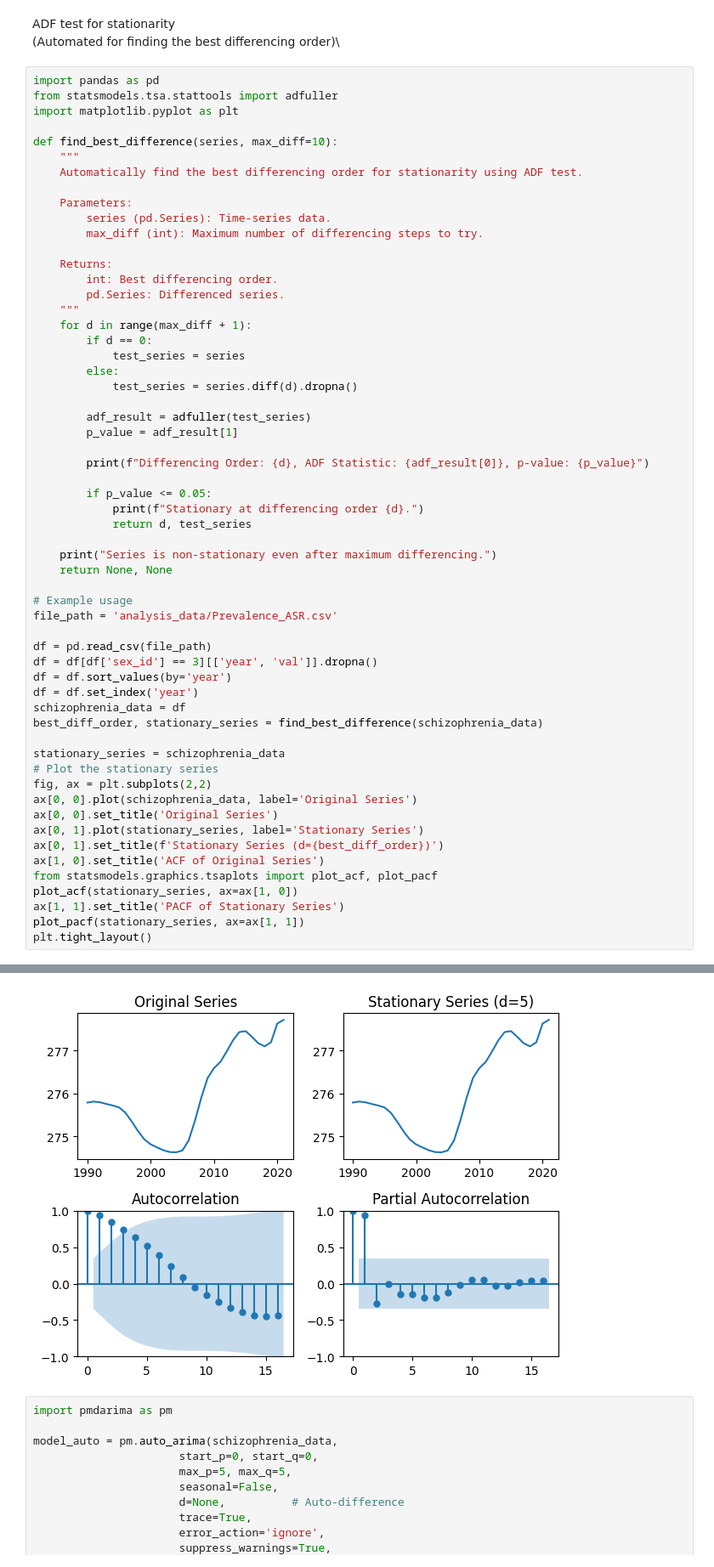
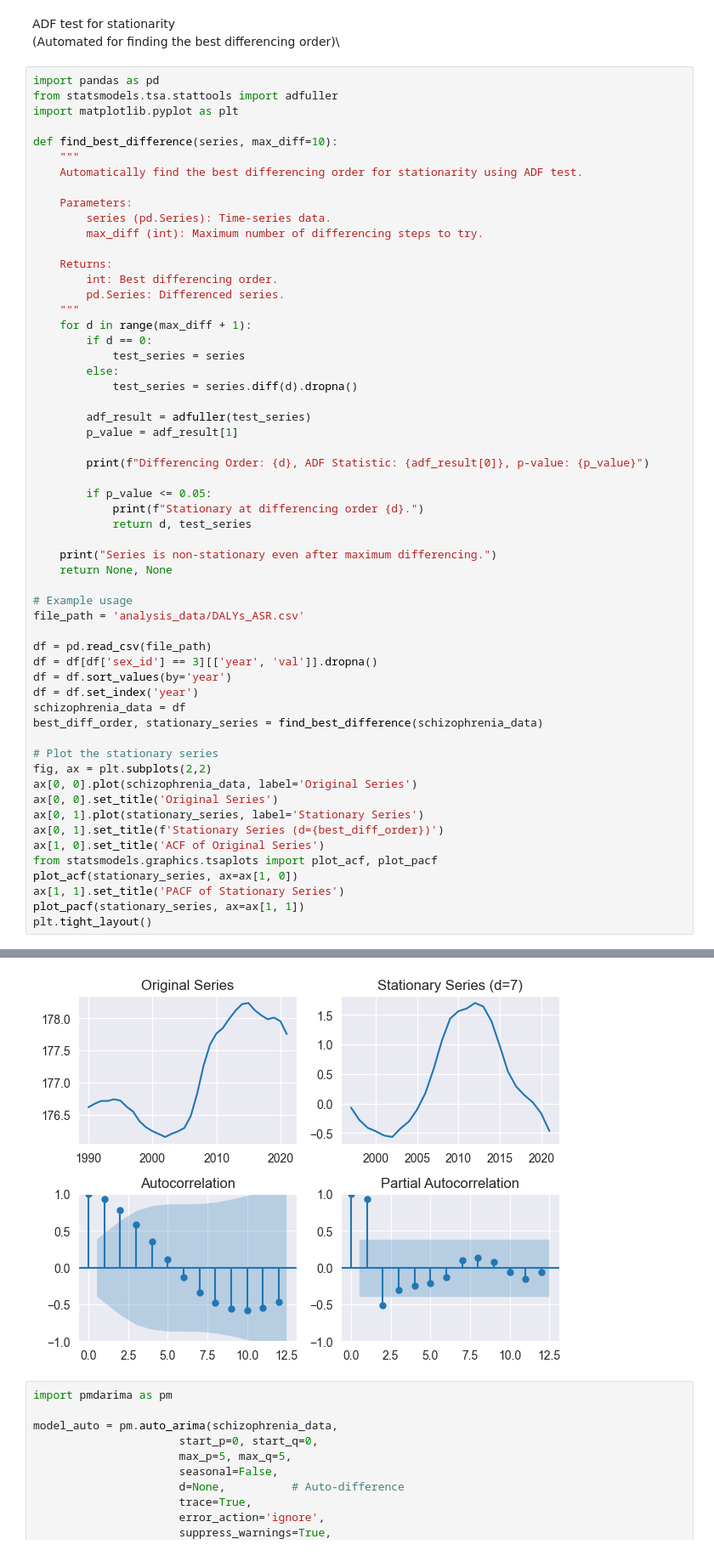
Before and after one commit to ToraKisaki/GHD2021_Schizophrenia, a Jupyter notebook: test.ipynb, the cells around one changed output, grey strips where cells are left out. Shown at 85% size. Saved outputs shown, nothing was run; the diff lists cells and outputs as text.

```diff
--- a/test.ipynb
+++ b/test.ipynb
@@ -118,7 +118,7 @@ def find_best_difference(series, max_diff=10):
     return None, None
 
 # Example usage
-file_path = 'analysis_data/Prevalence_ASR.csv'
+file_path = 'analysis_data/DALYs_ASR.csv'
 
 df = pd.read_csv(file_path)
 df = df[df['sex_id'] == 3][['year', 'val']].dropna()
@@ -127,7 +127,6 @@ df = df.set_index('year')
 schizophrenia_data = df
 best_diff_order, stationary_series = find_best_difference(schizophrenia_data)
 
-stationary_series = schizophrenia_data
 # Plot the stationary series
 fig, ax = plt.subplots(2,2)
 ax[0, 0].plot(schizophrenia_data, label='Original Series')
@@ -151,4 +152,4 @@ Stationary at differencing order 5.
-[figure, old version]
+[figure, new version]
 # %%
 import pmdarima as pm
 
```
Also changed, not shown: parts of 1 cell of this notebook, 34 other files.
